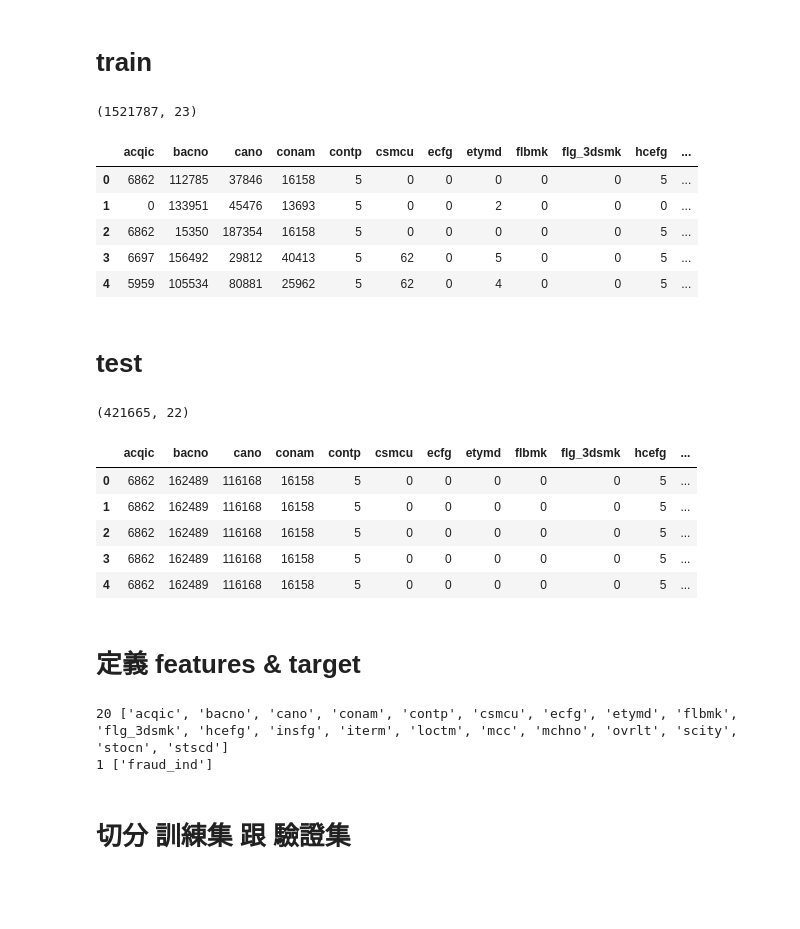
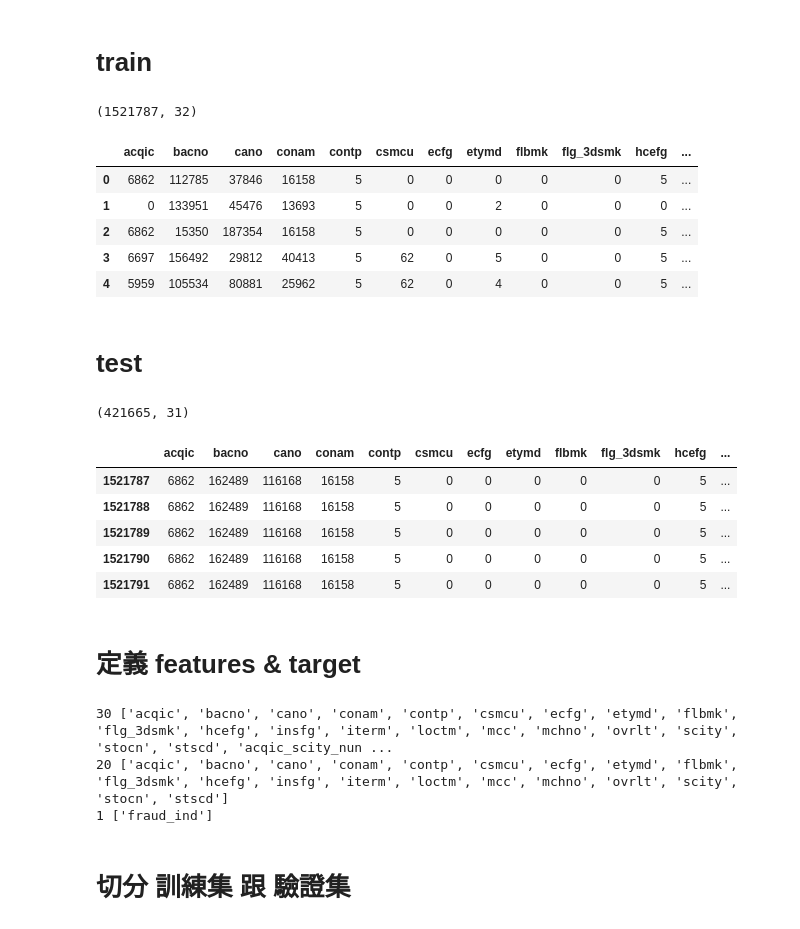
Before and after one commit to skywalker0803r/Ricky, a Jupyter notebook: 玉山AI比賽_modeling.ipynb, the cells around one changed output. Saved outputs shown, nothing was run; the diff lists cells and outputs as text; code cells hidden in the pictures; blank space fills up the shorter version.

```diff
--- a/玉山AI比賽_modeling.ipynb
+++ b/玉山AI比賽_modeling.ipynb
@@ -17,11 +17,11 @@ Drive already mounted at /content/drive; to attempt to forcibly remount, call dr
 # train
 # %%
 import pandas as pd
-train = pd.read_csv("/content/drive/My Drive/玉山人工智慧比賽數據/train_預處理完.csv",index_col=0)
+train = pd.read_csv("/content/drive/My Drive/玉山人工智慧比賽數據/train_特徵工程完.csv",index_col=0)
 print(train.shape)
 train.head()
 # %% [output]
-(1521787, 23)
+(1521787, 32)
 |  | acqic | bacno | cano | conam | contp | csmcu | ecfg | etymd | flbmk | flg_3dsmk | hcefg | ... |
 | 0 | 6862 | 112785 | 37846 | 16158 | 5 | 0 | 0 | 0 | 0 | 0 | 5 | ... |
 | 1 | 0 | 133951 | 45476 | 13693 | 5 | 0 | 0 | 2 | 0 | 0 | 0 | ... |
@@ -31,26 +31,29 @@ train.head()
 # %% [markdown]
 # test
 # %%
-test = pd.read_csv("/content/drive/My Drive/玉山人工智慧比賽數據/test_預處理完.csv",index_col=0)
+test = pd.read_csv("/content/drive/My Drive/玉山人工智慧比賽數據/test_特徵工程完.csv",index_col=0)
 test_txkey = test["txkey"]
 print(test.shape)
 test.head()
 # %% [output]
-(421665, 22)
+(421665, 31)
 |  | acqic | bacno | cano | conam | contp | csmcu | ecfg | etymd | flbmk | flg_3dsmk | hcefg | ... |
-| 0 | 6862 | 162489 | 116168 | 16158 | 5 | 0 | 0 | 0 | 0 | 0 | 5 | ... |
-| 1 | 6862 | 162489 | 116168 | 16158 | 5 | 0 | 0 | 0 | 0 | 0 | 5 | ... |
-| 2 | 6862 | 162489 | 116168 | 16158 | 5 | 0 | 0 | 0 | 0 | 0 | 5 | ... |
-| 3 | 6862 | 162489 | 116168 | 16158 | 5 | 0 | 0 | 0 | 0 | 0 | 5 | ... |
-| 4 | 6862 | 162489 | 116168 | 16158 | 5 | 0 | 0 | 0 | 0 | 0 | 5 | ... |
+| 1521787 | 6862 | 162489 | 116168 | 16158 | 5 | 0 | 0 | 0 | 0 | 0 | 5 | ... |
+| 1521788 | 6862 | 162489 | 116168 | 16158 | 5 | 0 | 0 | 0 | 0 | 0 | 5 | ... |
+| 1521789 | 6862 | 162489 | 116168 | 16158 | 5 | 0 | 0 | 0 | 0 | 0 | 5 | ... |
+| 1521790 | 6862 | 162489 | 116168 | 16158 | 5 | 0 | 0 | 0 | 0 | 0 | 5 | ... |
+| 1521791 | 6862 | 162489 | 116168 | 16158 | 5 | 0 | 0 | 0 | 0 | 0 | 5 | ... |
 # %% [markdown]
 # 定義 features & target
 # %%
-features = train.drop(['fraud_ind','txkey','locdt'],axis=1).columns.tolist()
+features = train.drop(['fraud_ind','txkey'],axis=1).columns.tolist()
+cat_features = features[:20]
 y_name = 'fraud_ind'
 print(len(features),features)
+print(len(cat_features),cat_features)
 print(len([y_name]),[y_name])
 # %% [output]
+30 ['acqic', 'bacno', 'cano', 'conam', 'contp', 'csmcu', 'ecfg', 'etymd', 'flbmk', 'flg_3dsmk', 'hcefg', 'insfg', 'iterm', 'loctm', 'mcc', 'mchno', 'ovrlt', 'scity', 'stocn', 'stscd', 'acqic_scity_nun ...
 20 ['acqic', 'bacno', 'cano', 'conam', 'contp', 'csmcu', 'ecfg', 'etymd', 'flbmk', 'flg_3dsmk', 'hcefg', 'insfg', 'iterm', 'loctm', 'mcc', 'mchno', 'ovrlt', 'scity', 'stocn', 'stscd']
 1 ['fraud_ind']
 # %% [markdown]
```
Also changed, not shown: parts of 6 cells of this notebook.
